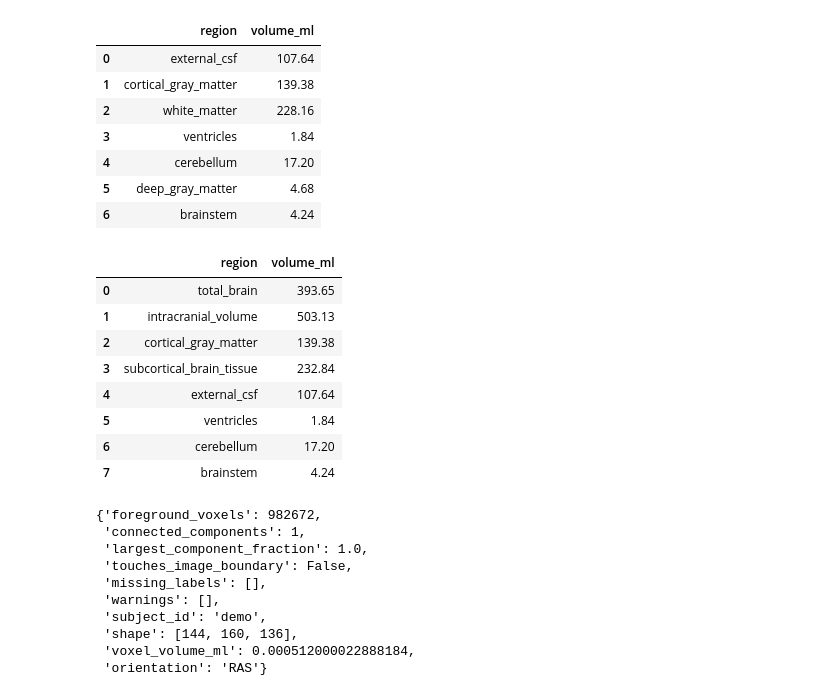
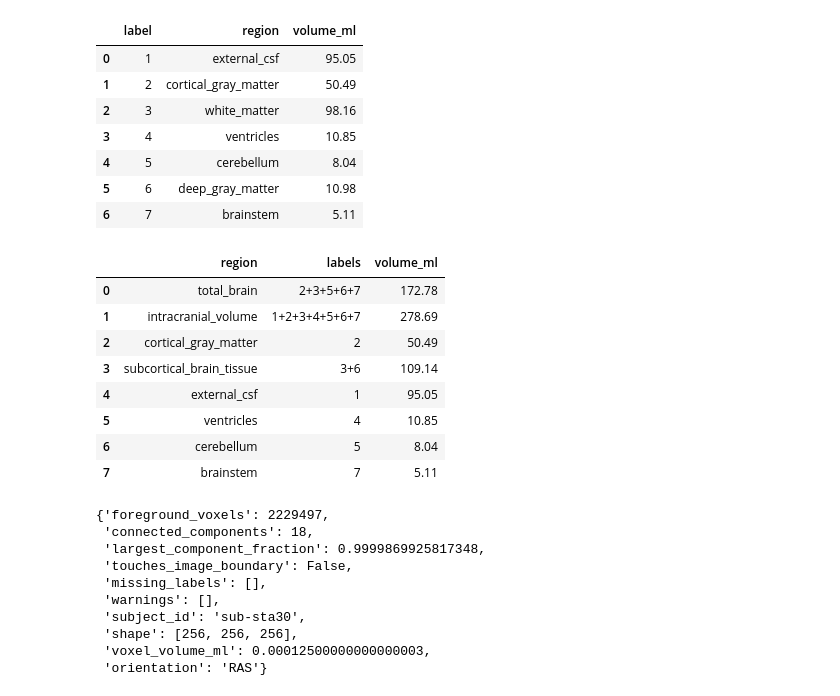
Before and after one commit to ajoshiusc/fetal-brain-growth, a Jupyter notebook: notebooks/Radiology_Meeting_Demo.ipynb, the cells around one changed output. Saved outputs shown, nothing was run; the diff lists cells and outputs as text; code cells hidden in the pictures.

```diff
--- a/notebooks/Radiology_Meeting_Demo.ipynb
+++ b/notebooks/Radiology_Meeting_Demo.ipynb
@@ -24,0 +16,13 @@ Voxel volume is computed from the determinant of the NIfTI affine. The native se
+# %%
+ROOT = Path.cwd().resolve()
+if ROOT.name == 'notebooks': ROOT = ROOT.parent
+EXAMPLE = ROOT/'third_party/FetalSynthSeg/data/sub-sta30/anat'
+IMAGE_PATH = EXAMPLE/'sub-sta30_rec-irtk_T2w.nii.gz'
+MANUAL_PATH = EXAMPLE/'sub-sta30_rec-irtk_T2w_dseg.nii.gz'
+CHECKPOINT = ROOT/'models/KISPI-all_fss.ckpt'
+OUT = ROOT/'demo_outputs/real_example'; OUT.mkdir(parents=True, exist_ok=True)
+PREDICTED_PATH = OUT/'sub-sta30_fetalsynthseg.nii.gz'
+missing = [p for p in (IMAGE_PATH, MANUAL_PATH, CHECKPOINT) if not p.exists()]
+if missing:
+    raise FileNotFoundError('Run ./scripts/install_fetalsynthseg.sh --accept-license first. Missing: ' + ', '.join(map(str, missing)))
+print('Real example:', IMAGE_PATH.name, '• gestational age 30 weeks')
@@ -25,33 +71,33 @@ Voxel volume is computed from the determinant of the NIfTI affine. The native se
 # %%
-tissues, aggregates, qc = measure_segmentation(segmentation, subject_id='demo', gestational_age_weeks=30.0)
-display(tissues[['region','volume_ml']].round(2))
-display(aggregates[['region','volume_ml']].round(2))
+tissues, aggregates, qc = measure_segmentation(PREDICTED_PATH, subject_id='sub-sta30', gestational_age_weeks=30.0)
+display(tissues[['label','region','volume_ml']].style.format({'volume_ml':'{:.2f}'}))
+display(aggregates[['region','labels','volume_ml']].style.format({'volume_ml':'{:.2f}'}))
 qc
 # %% [output]
-|  | region | volume_ml |
-| 0 | external_csf | 107.64 |
-| 1 | cortical_gray_matter | 139.38 |
-| 2 | white_matter | 228.16 |
-| 3 | ventricles | 1.84 |
-| 4 | cerebellum | 17.20 |
-| 5 | deep_gray_matter | 4.68 |
-| 6 | brainstem | 4.24 |
+|  | label | region | volume_ml |
+| 0 | 1 | external_csf | 95.05 |
+| 1 | 2 | cortical_gray_matter | 50.49 |
+| 2 | 3 | white_matter | 98.16 |
+| 3 | 4 | ventricles | 10.85 |
+| 4 | 5 | cerebellum | 8.04 |
+| 5 | 6 | deep_gray_matter | 10.98 |
+| 6 | 7 | brainstem | 5.11 |
-|  | region | volume_ml |
-| 0 | total_brain | 393.65 |
-| 1 | intracranial_volume | 503.13 |
-| 2 | cortical_gray_matter | 139.38 |
-| 3 | subcortical_brain_tissue | 232.84 |
-| 4 | external_csf | 107.64 |
-| 5 | ventricles | 1.84 |
-| 6 | cerebellum | 17.20 |
-| 7 | brainstem | 4.24 |
+|  | region | labels | volume_ml |
+| 0 | total_brain | 2+3+5+6+7 | 172.78 |
+| 1 | intracranial_volume | 1+2+3+4+5+6+7 | 278.69 |
+| 2 | cortical_gray_matter | 2 | 50.49 |
+| 3 | subcortical_brain_tissue | 3+6 | 109.14 |
+| 4 | external_csf | 1 | 95.05 |
+| 5 | ventricles | 4 | 10.85 |
+| 6 | cerebellum | 5 | 8.04 |
+| 7 | brainstem | 7 | 5.11 |
-{'foreground_voxels': 982672,
- 'connected_components': 1,
- 'largest_component_fraction': 1.0,
+{'foreground_voxels': 2229497,
+ 'connected_components': 18,
+ 'largest_component_fraction': 0.9999869925817348,
  'touches_image_boundary': False,
  'missing_labels': [],
  'warnings': [],
- 'subject_id': 'demo',
- 'shape': [144, 160, 136],
- 'voxel_volume_ml': 0.000512000022888184,
+ 'subject_id': 'sub-sta30',
+ 'shape': [256, 256, 256],
+ 'voxel_volume_ml': 0.00012500000000000003,
  'orientation': 'RAS'}
```
Also changed, not shown: parts of 19 cells of this notebook, 22 other files.
